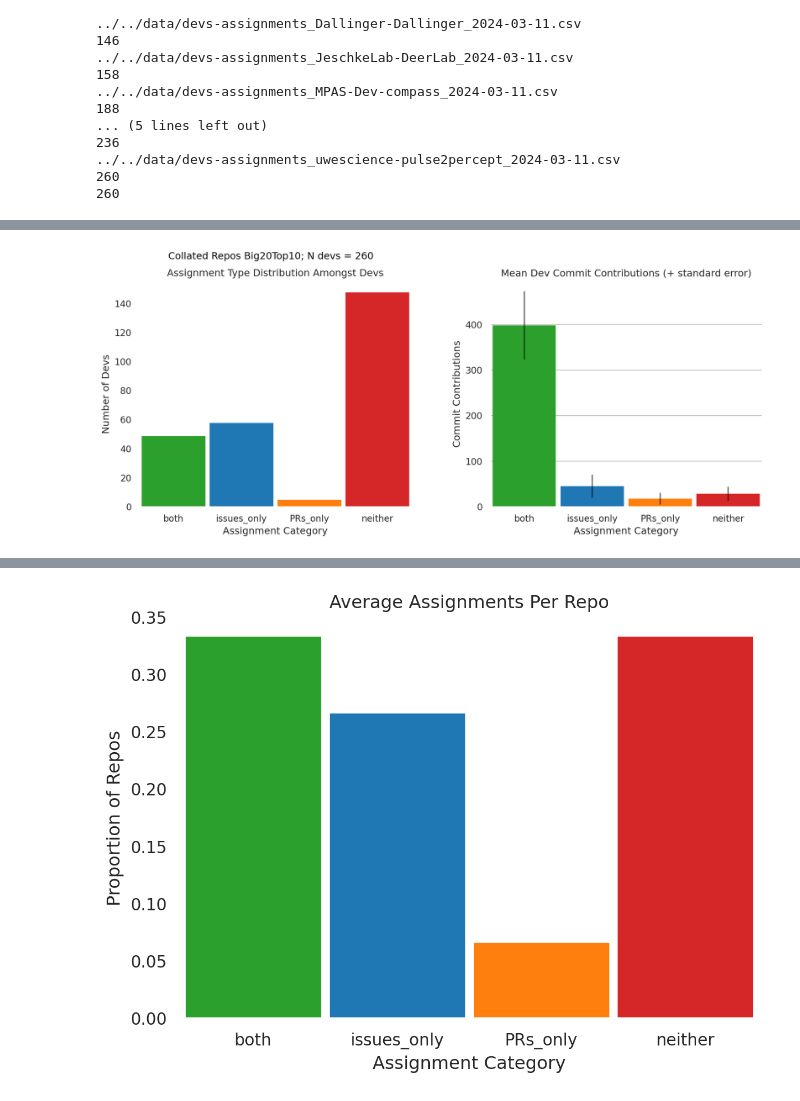
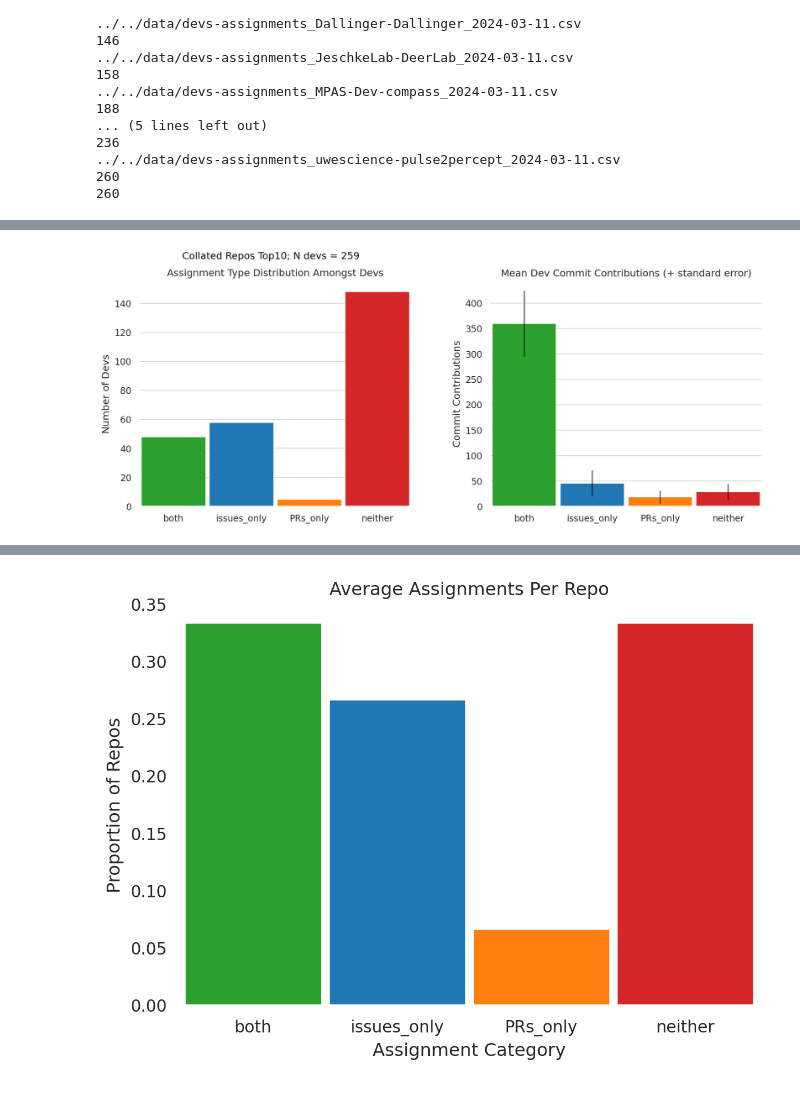
Before and after one commit to FlicAnderson/RSE-personas, a Jupyter notebook: githubanalysis/notebooks/Dev_Assignment.ipynb, the cells around one changed output, grey strips where cells are left out. Cells and saved outputs as stored; diff of their text form; code cells hidden in the pictures.

Commit message:
maintenance commit; contains plots for epcc-poster

```diff
--- a/githubanalysis/notebooks/Dev_Assignment.ipynb
+++ b/githubanalysis/notebooks/Dev_Assignment.ipynb
@@ -78,0 +523,14 @@ big20top10stats
+# %%
+usenotusecolours = ["#1D2A3D", "#FDBC42"] # epccnavy, dandelion
+sns.set_theme(context='talk', style='whitegrid', palette=usenotusecolours,  rc={"lines.markersize":12, "legend.fontsize":30, "legend.frameon": True, "font.size":30,"axes.titlesize":40,"axes.labelsize":30, "xtick.labelsize":25, "ytick.labelsize":25, "grid.color":'grey', "grid.alpha": 0.3, "axes.axisbelow":True})
+plt = sns.catplot(kind='count', data=df_long,
+                x='variable', hue='Repositories', height=10, aspect=2, legend=True)
+plt.set(xlabel='')
+sns.move_legend(plt, 'upper right', bbox_to_anchor=(0.85, 0.85))
+for ax in plt.axes.flat:
+    for bars in ax.containers:
+        ax.bar_label(bars)
+plt.figure.subplots_adjust(top=0.90)
+plt.figure.suptitle(f"Repositories' Usage of Issue Tickets and Pull Requests; N={len(gh_stats)}", size=40)
+plt.savefig("../../images/bars_usage.png", dpi=1000)
+# to obtain:
@@ -203,7 +1368,7 @@ for file in big20top10:
     origin = file
     print(filepath)
     content_df = pd.read_csv(filepath, header=0)
-    content_df['repo_name'] = origin
+    content_df['origin'] = origin
     #print(content_df)
     collated_df = pd.concat([collated_df, content_df], )
     print(len(collated_df.index))
@@ -233,49 +1455,49 @@ dev_assignments = collated_df
 # throw it into the sidebyside plot from before, but working on adding a mean assignments per repo plot in the middle:
 
 # plotting themes/colours setup
 cat_order = ['both','issues_only', 'PRs_only', 'neither']
 cat_palette = {'both': "#2ca02c", 'issues_only':  "#1f77b4", 'PRs_only': "#ff7f0e", 'neither': "#d62728"}
 palette_list = list(cat_palette.values())
 
+dev_assignments = dev_assignments.loc[dev_assignments['total'] < 600]
+
 f = matplotlib.figure.Figure(figsize=(12, 5))
 #sf1, sf2, sf3 = f.subfigures(1,3)
 sf1, sf2 = f.subfigures(1,2)
-sf1.suptitle(f'Collated Repos Big20Top10; N devs = {len(dev_assignments.dev_name.index)}')
+sf1.suptitle(f'Collated Repos Top10; N devs = {len(dev_assignments.dev_name.index)}')
+
+#f.fig.subplots_adjust(top=0.9)
+# plt.fig.suptitle(f"""
+# Correlations between commit contributions
+# and total items assigned per developer;
+# N={len(dev_assignments.index)}"""
+# )
+# plt.add_legend(title="Assignment Categories")
+# plt.set_xlabels('Number of Commits', size=10)
+# plt.set_ylabels('Number of Assigned Items', size=10)
+
 (
     so.Plot(
         data=dev_assignments,
         x='assignment',
         color='assignment'
     )
     .add(so.Bars(width=.95, alpha=1), so.Count(), legend=False)
     .scale(x=so.Nominal(order=cat_order), color=so.Nominal(palette_list, order=cat_order), legend=False)
-    .label(y='Number of Devs', x='Assignment Category', title="Assignment Type Distribution Amongst Devs", legend=None)
-    .theme({"axes.facecolor": "w"})
+    .label(y='Number of Devs', x='', title="Assignment Type Distribution Amongst Devs", legend=None)
+    .theme({"axes.facecolor": "w", "grid.color":'grey', "grid.alpha": 0.3, "axes.axisbelow":True})
     .on(sf1)
     .plot()
 )
-#(
-#     so.Plot(
-#         data=dev_assignments.groupby(by='repo_name'),
-#         x='assignment',
-#         color='assignment'
-#     )
-#     .add(so.Bar(width=.95, alpha=1), so.Agg(), legend=False)
-#     .scale(x=so.Nominal(order=cat_order), color=so.Nominal(palette_list, order=cat_order), legend=False)
-#     .label(y='Number of Devs', x='Assignment Category', title="Assignment Type Distribution Amongst Devs", legend=None)
-#     .theme({"axes.facecolor": "w"})
-#     .on(sf2)
-#     .plot()
-#)
 (
     so.Plot(data=dev_assignments, x='assignment', y='contributions', color='assignment')
-    .theme({"axes.facecolor": "w", "grid.color":'grey', "grid.alpha": 0.5, "axes.axisbelow":True})
+    .theme({"axes.facecolor": "w", "grid.color":'grey', "grid.alpha": 0.3, "axes.axisbelow":True})
     .add(so.Bar(width=.93, alpha=1), so.Agg('mean'), legend=False)
     .scale(x=so.Nominal(order=cat_order), alpha=1, color=so.Nominal(palette_list, order=cat_order), legend=False)
     .add(so.Range(color='black', alpha=0.6), so.Est(errorbar="se"), legend=None)
-    .label(y='Commit Contributions', x='Assignment Category', title="Mean Dev Commit Contributions (+ standard error)")
+    .label(y='Commit Contributions', x='', title="Mean Dev Commit Contributions (+ standard error)")
     .on(sf2)
     .plot()
 )
 # %% [output]
-[figure, old version]
+[figure, new version]
```
Also changed, not shown: parts of 85 cells of this notebook.
